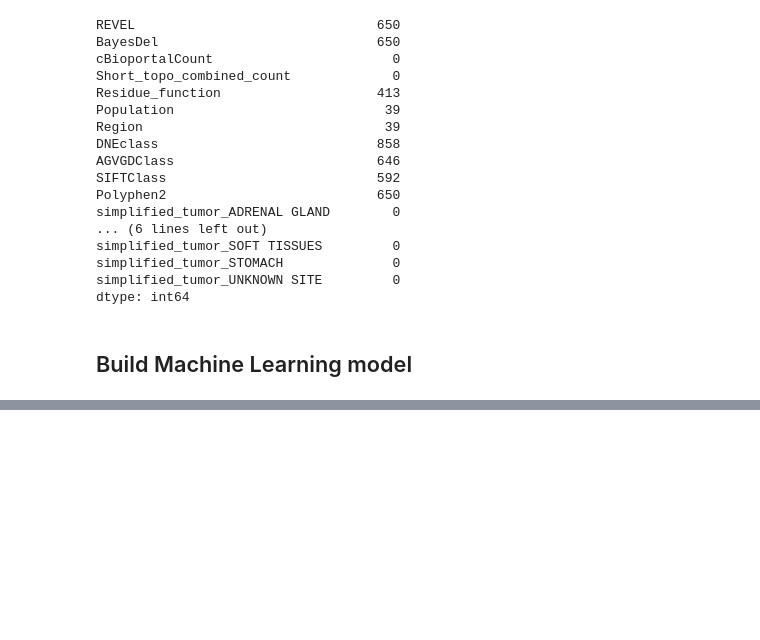
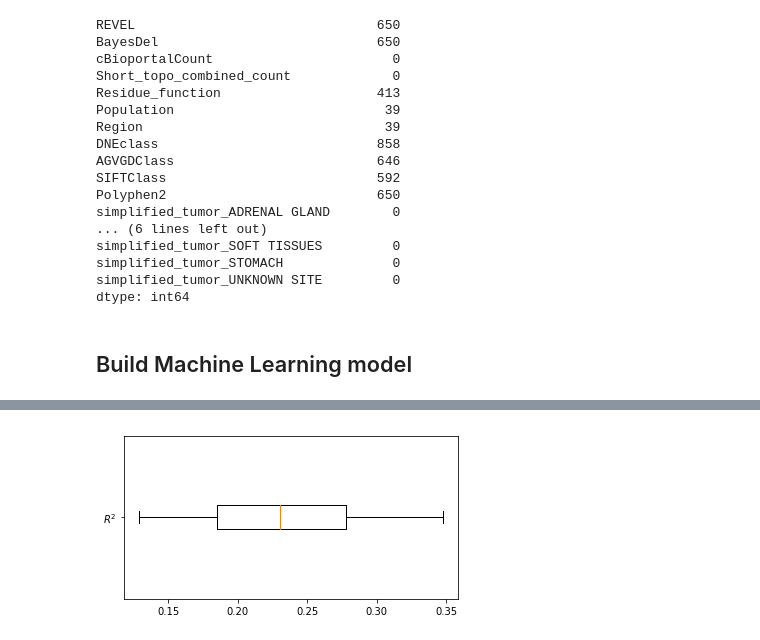
Before and after one commit to tkhsu00/LFS_multiVar, a Jupyter notebook: Age of onset prediction model.ipynb, the cells around one changed output, grey strips where cells are left out. Saved outputs shown, nothing was run; the diff lists cells and outputs as text; code cells hidden in the pictures; blank space fills up the shorter version.

```diff
--- a/Age of onset prediction model.ipynb
+++ b/Age of onset prediction model.ipynb
@@ -289,3 +287,6 @@ NameError: name 'kf' is not defined
 # %%
-ax = plt.boxplot(r2,labels=['$R^{2}$'])
+plt.figure(figsize=(6,3))
+ax = plt.boxplot(r2,labels=['$R^{2}$'],vert=False)
+# %% [output]
+[figure, added]
 # %%
```
Also changed, not shown: parts of 8 cells of this notebook.
